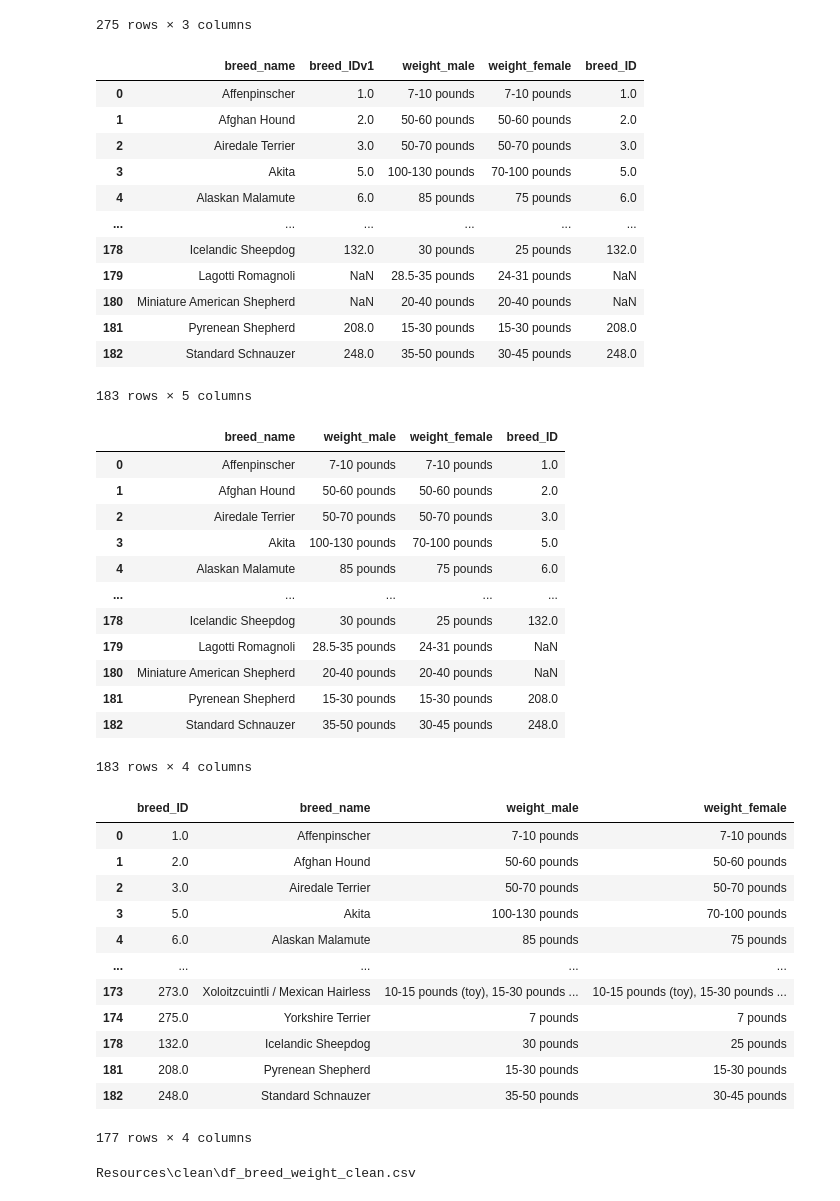
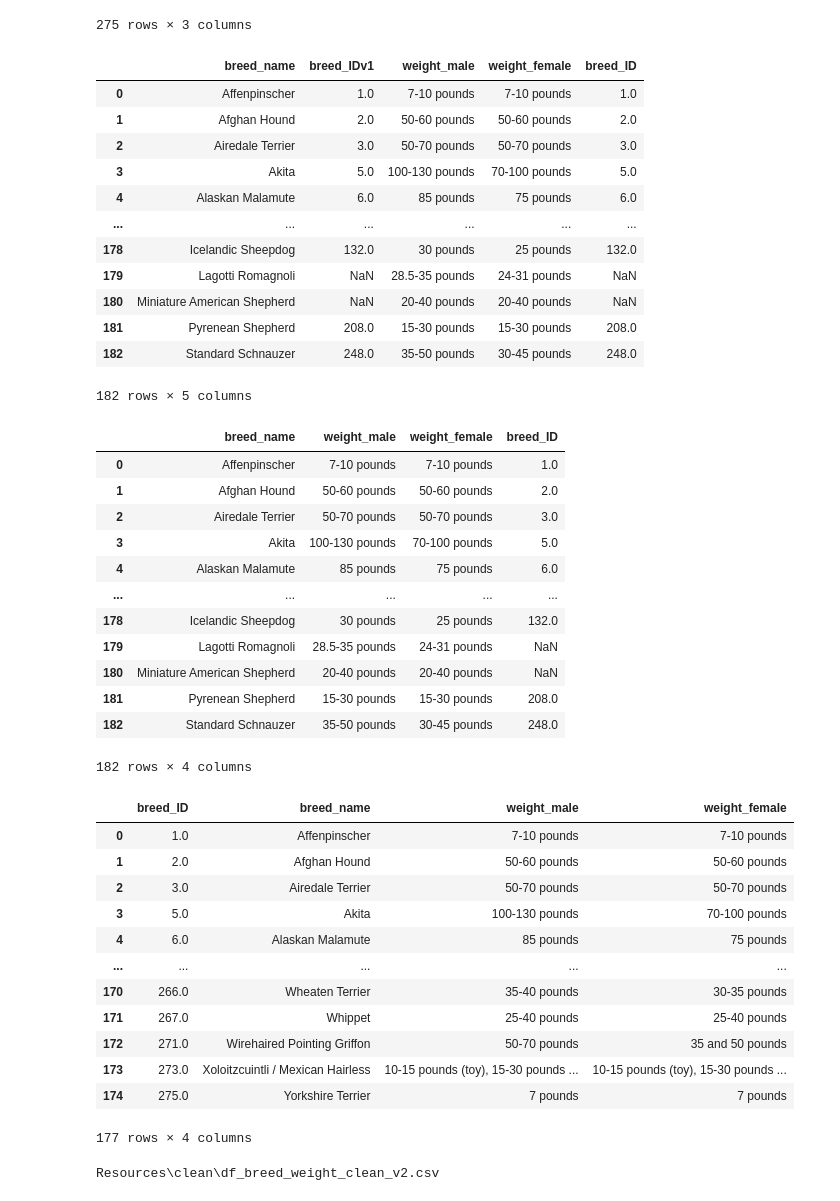
Before and after one commit to melissadiep94/dog_breeds_project, a Jupyter notebook: Cleaning_weight_data.ipynb, the cells around one changed output. Drawn from its saved outputs; the diff is of its cells as text; code cells hidden in the pictures.

```diff
--- a/Cleaning_weight_data.ipynb
+++ b/Cleaning_weight_data.ipynb
@@ -40,0 +51,5 @@ df_breed_weight_v2
+# %%
+# Optional: Get all the data for the duplicate mouse ID.
+
+df_breed_weight_v2 = df_breed_weight_v2.drop(index=96)
+df_breed_weight_v2
@@ -97,7 +126,7 @@ df_breed_weight_v3
 | 180 | Miniature American Shepherd | NaN | 20-40 pounds | 20-40 pounds | NaN |
 | 181 | Pyrenean Shepherd | 208.0 | 15-30 pounds | 15-30 pounds | 208.0 |
 | 182 | Standard Schnauzer | 248.0 | 35-50 pounds | 30-45 pounds | 248.0 |
-183 rows × 5 columns
+182 rows × 5 columns
 # %%
 df_breed_weight_v3= df_breed_weight_v3.drop(columns=['breed_IDv1'])
 df_breed_weight_v3
@@ -114,32 +143,33 @@ df_breed_weight_v3
 | 180 | Miniature American Shepherd | 20-40 pounds | 20-40 pounds | NaN |
 | 181 | Pyrenean Shepherd | 15-30 pounds | 15-30 pounds | 208.0 |
 | 182 | Standard Schnauzer | 35-50 pounds | 30-45 pounds | 248.0 |
-183 rows × 4 columns
+182 rows × 4 columns
 # %%
 #Reorder columns
 df_breed_weight_v3 = df_breed_weight_v3.reindex(columns= ['breed_ID', 'breed_name', 'weight_male','weight_female'])
 # %%
 #Drop N/As
 df_breed_weight_v3= df_breed_weight_v3[df_breed_weight_v3!=0].dropna()
+df_breed_weight_v3 = df_breed_weight_v3.sort_values(by=['breed_ID'])
 df_breed_weight_v3
 # %% [output]
 |  | breed_ID | breed_name | weight_male | weight_female |
 | 0 | 1.0 | Affenpinscher | 7-10 pounds | 7-10 pounds |
 | 1 | 2.0 | Afghan Hound | 50-60 pounds | 50-60 pounds |
 | 2 | 3.0 | Airedale Terrier | 50-70 pounds | 50-70 pounds |
 | 3 | 5.0 | Akita | 100-130 pounds | 70-100 pounds |
 | 4 | 6.0 | Alaskan Malamute | 85 pounds | 75 pounds |
 | ... | ... | ... | ... | ... |
+| 170 | 266.0 | Wheaten Terrier | 35-40 pounds | 30-35 pounds |
+| 171 | 267.0 | Whippet | 25-40 pounds | 25-40 pounds |
+| 172 | 271.0 | Wirehaired Pointing Griffon | 50-70 pounds | 35 and 50 pounds |
 | 173 | 273.0 | Xoloitzcuintli / Mexican Hairless | 10-15 pounds (toy), 15-30 pounds ... | 10-15 pounds (toy), 15-30 pounds ... |
 | 174 | 275.0 | Yorkshire Terrier | 7 pounds | 7 pounds |
-| 178 | 132.0 | Icelandic Sheepdog | 30 pounds | 25 pounds |
-| 181 | 208.0 | Pyrenean Shepherd | 15-30 pounds | 15-30 pounds |
-| 182 | 248.0 | Standard Schnauzer | 35-50 pounds | 30-45 pounds |
 177 rows × 4 columns
 # %%
 #Output pandas dataframe into CSV file and store it in 'clean' folder under Resources folder
-output_path = os.path.join("Resources","clean","df_breed_weight_clean.csv")
+output_path = os.path.join("Resources","clean","df_breed_weight_clean_v2.csv")
 print(output_path)
 df_breed_weight_v3.to_csv(output_path)
 # %% [output]
-Resources\clean\df_breed_weight_clean.csv
+Resources\clean\df_breed_weight_clean_v2.csv
```
Also changed, not shown: parts of 5 cells of this notebook, 5 other files.
